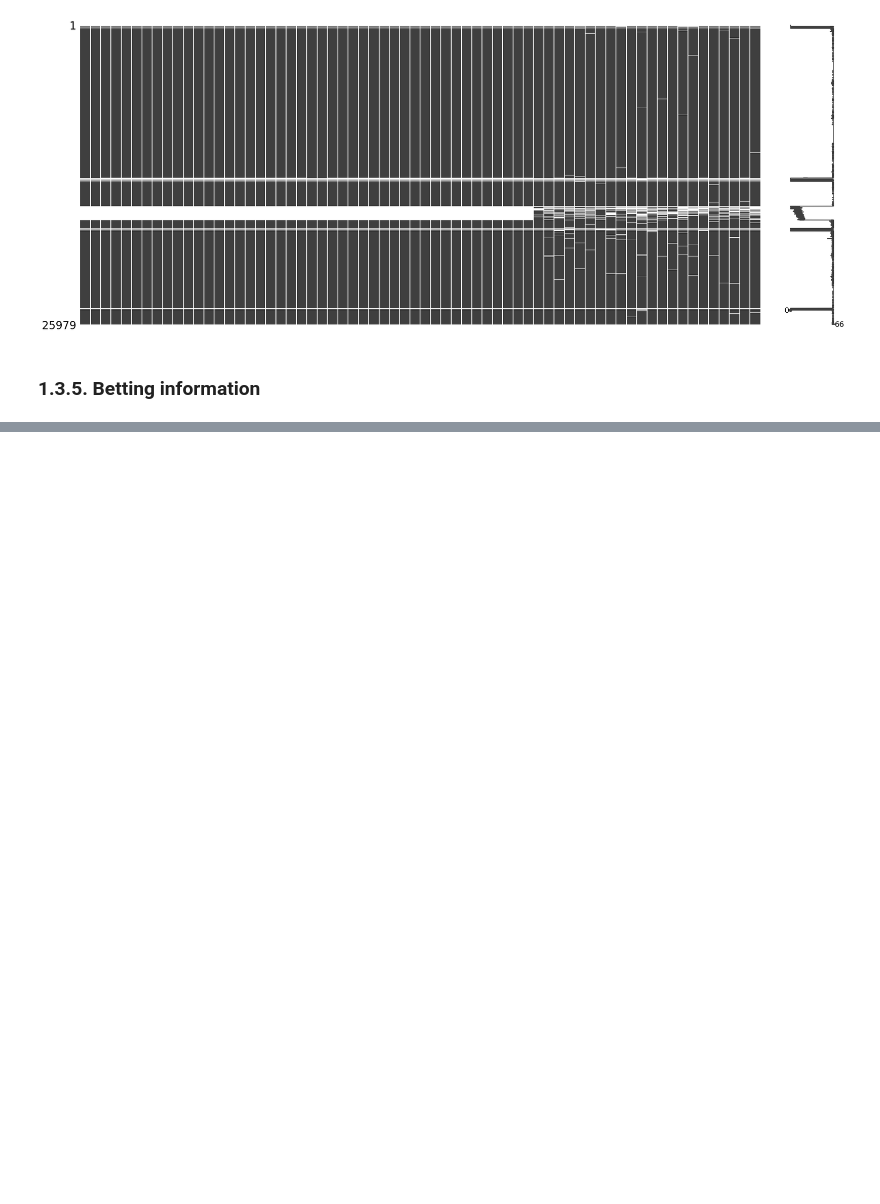
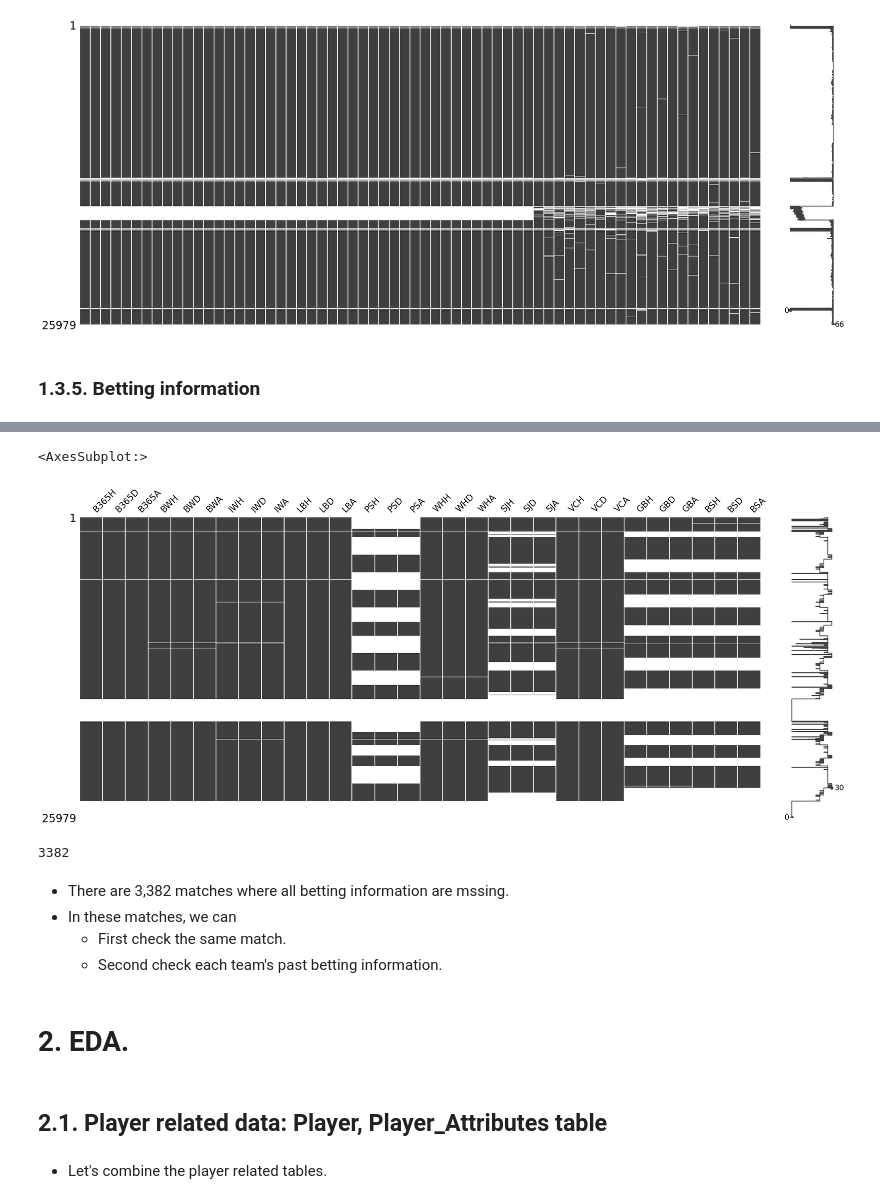
Before and after one commit to Dyouvrean/Football-match-prediction, a Jupyter notebook: project_Jun.ipynb, the cells around one changed output, grey strips where cells are left out. Cells and saved outputs as stored; diff of their text form; code cells hidden in the pictures; blank space fills up the shorter version.

```diff
--- a/project_Jun.ipynb
+++ b/project_Jun.ipynb
@@ -506,0 +560,20 @@ msno.matrix(df_match[player_col])
+# %%
+msno.matrix(df_match[betting_col])
+# %% [output]
+<AxesSubplot:>
+[figure, added]
+# %%
+np.sum(df_match[betting_col].isna().sum(axis = 1) == 30)
+# %% [output]
+3382
+# %% [markdown]
+- There are 3,382 matches where all betting information are mssing.
+- In these matches, we can
+    - First check the same match.
+    - Second check each team's past betting information.
+# %% [markdown]
+# 2. EDA.
+# %% [markdown]
+## 2.1. Player related data: Player, Player_Attributes table
+# %% [markdown]
+- Let's combine the player related tables.
```
Also changed, not shown: parts of 212 cells of this notebook.
